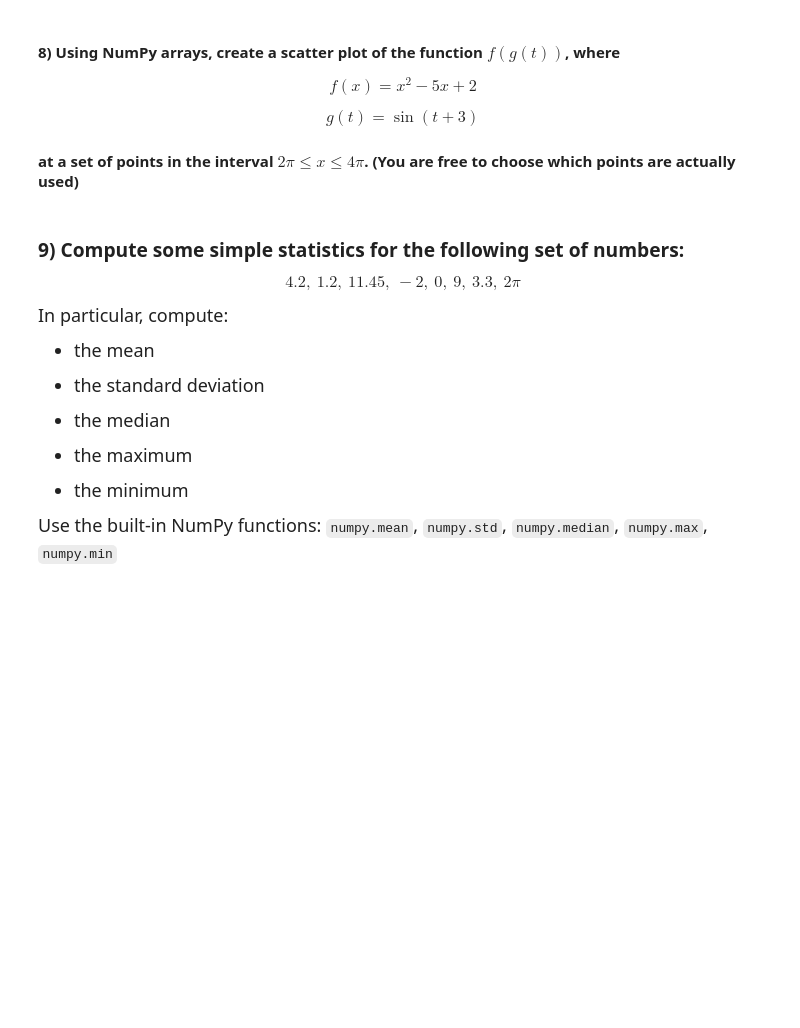
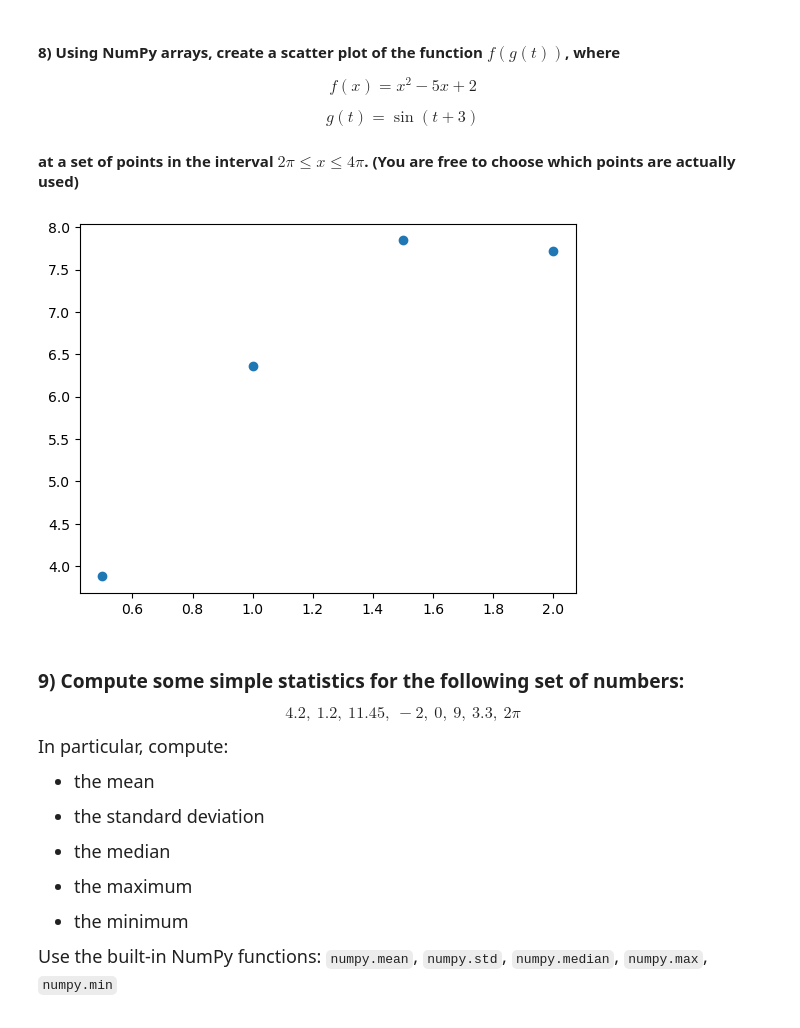
Before and after one commit to michelle1002/datasci151spring2026, a Jupyter notebook: lecture_06/lecture_06 copy.ipynb, the cells around one changed output. Drawn from its saved outputs; the diff is of its cells as text; code cells hidden in the pictures; blank space fills up the shorter version.

```diff
--- a/lecture_06/lecture_06 copy.ipynb
+++ b/lecture_06/lecture_06 copy.ipynb
@@ -628,6 +634,16 @@ $$ g(t) = \sin(t + 3) $$
 #### at a set of points in the interval $2\pi \leq x \leq 4\pi$. (You are free to choose which points are actually used)
 # %%
 # your code here
+t_values = [0.5, 1, 1.5, 2]
+t_values = np.array(t_values)
+g_of_t2 = np.sin(t_values+3)
+
+f_of_x = (g_of_t2**2)-(5*g_of_t2)+2
+
+plt.scatter(x = t_values, y=f_of_x)
+plt.show()
+# %% [output]
+[figure, added]
 # %% [markdown]
 ### **9)** Compute some simple statistics for the following set of numbers:
 
```
Also changed, not shown: parts of 4 cells of this notebook.
